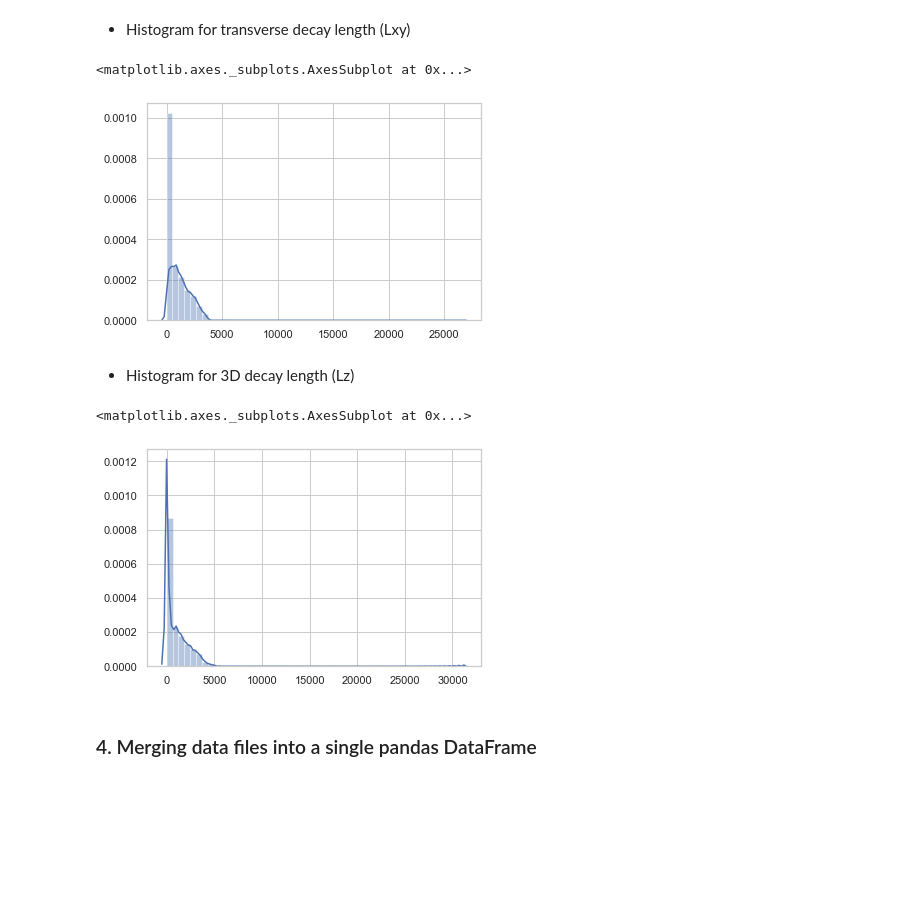
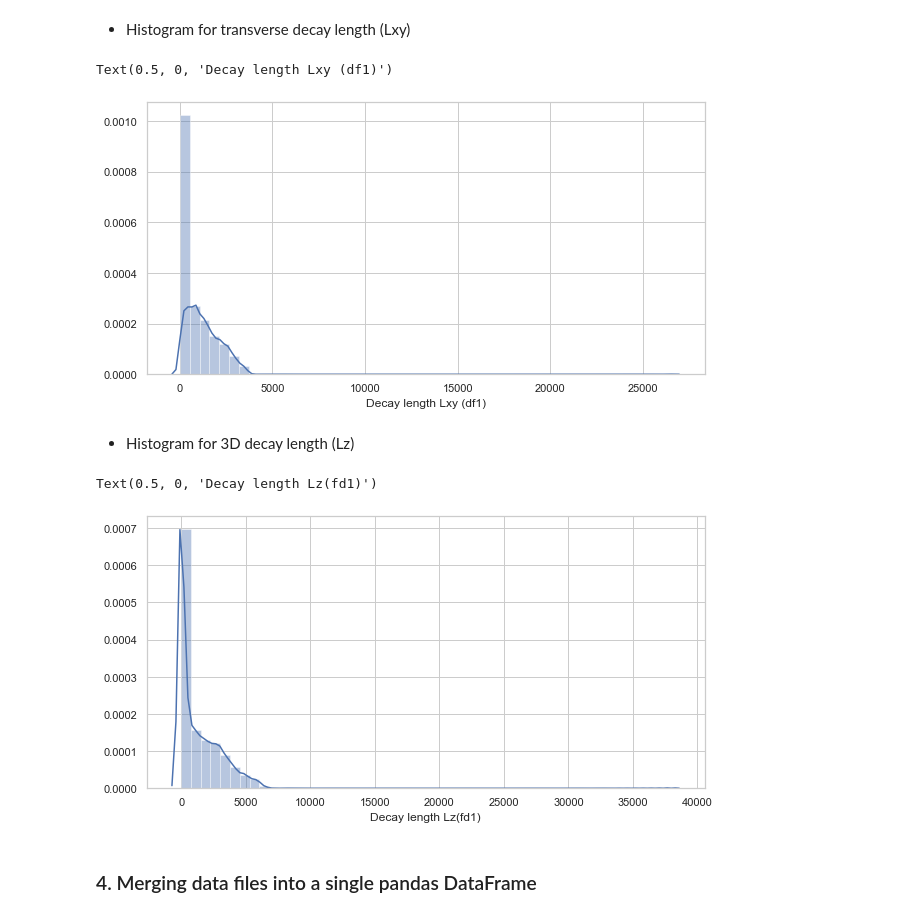
Before and after one commit to 2020-Winter-427/03-long-lived-particle-simulation-data-JinLee21, a Jupyter notebook: Lab 3_Jin Lee.ipynb, the cells around one changed output. Drawn from its saved outputs; the diff is of its cells as text; code cells hidden in the pictures; blank space fills up the shorter version.

```diff
--- a/Lab 3_Jin Lee.ipynb
+++ b/Lab 3_Jin Lee.ipynb
@@ -111,26 +112,30 @@ Text(0.5, 0, 'Jet Phi')
 lx, ly, lz = df_1_tree.arrays("L[xyz]", outputtype = tuple)
 # %%
 decayLength = []
-for i in range(len(lx)):
+for i in range(len(lx)): # for calculating Lxy
     length = np.sqrt((lx[i]**2) + (ly[i]**2))
     decayLength.append(length)
 
+plt.figure(figsize = (10, 5))
 sns.distplot(decayLength, bins = 50)
+plt.xlabel("Decay length Lxy (df1)")
 # %% [output]
-<matplotlib.axes._subplots.AxesSubplot at 0x...>
+Text(0.5, 0, 'Decay length Lxy (df1)')
-[figure, old version]
+[figure, new version]
 # %% [markdown]
 * Histogram for 3D decay length (Lz)
 # %%
 decayLength3d = []
-for i in range(len(lz)):
-    length3d = np.sqrt((decayLength[i]**2) + (lx[i]**2))
+for i in range(len(lz)): # for calculating Lz
+    length3d = np.sqrt((decayLength[i]**2) + (lz[i]**2))
     decayLength3d.append(length3d)
 
+plt.figure(figsize = (10, 5))
 sns.distplot(decayLength3d, bins = 50)
+plt.xlabel("Decay length Lz(fd1)")
 # %% [output]
-<matplotlib.axes._subplots.AxesSubplot at 0x...>
+Text(0.5, 0, 'Decay length Lz(fd1)')
-[figure, old version]
+[figure, new version]
 # %% [markdown]
 ### 4. Merging data files into a single pandas DataFrame
 # %%
```
Also changed, not shown: parts of 57 cells of this notebook.
